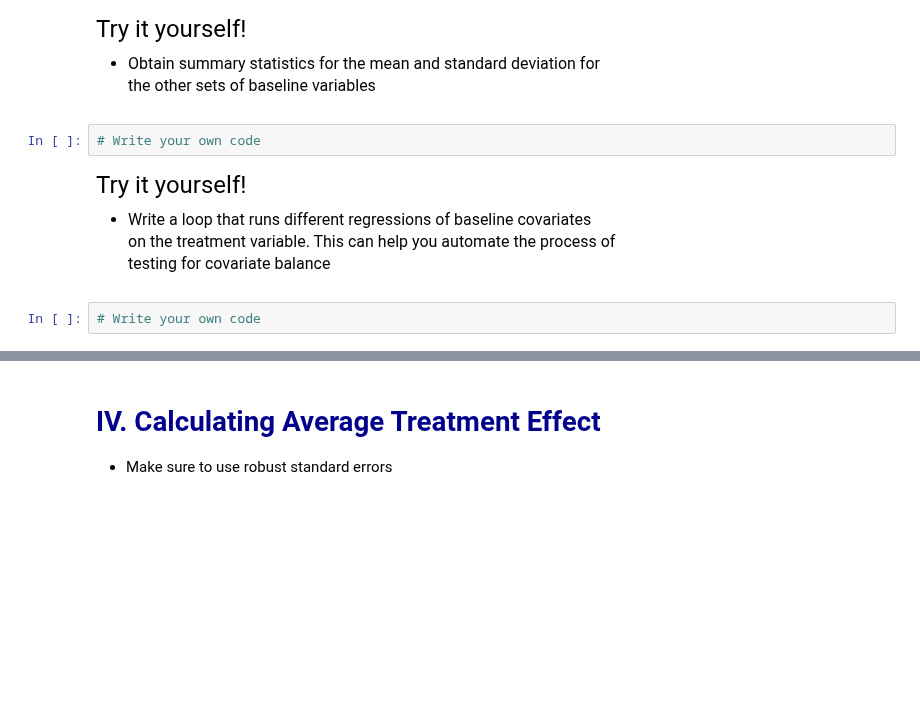
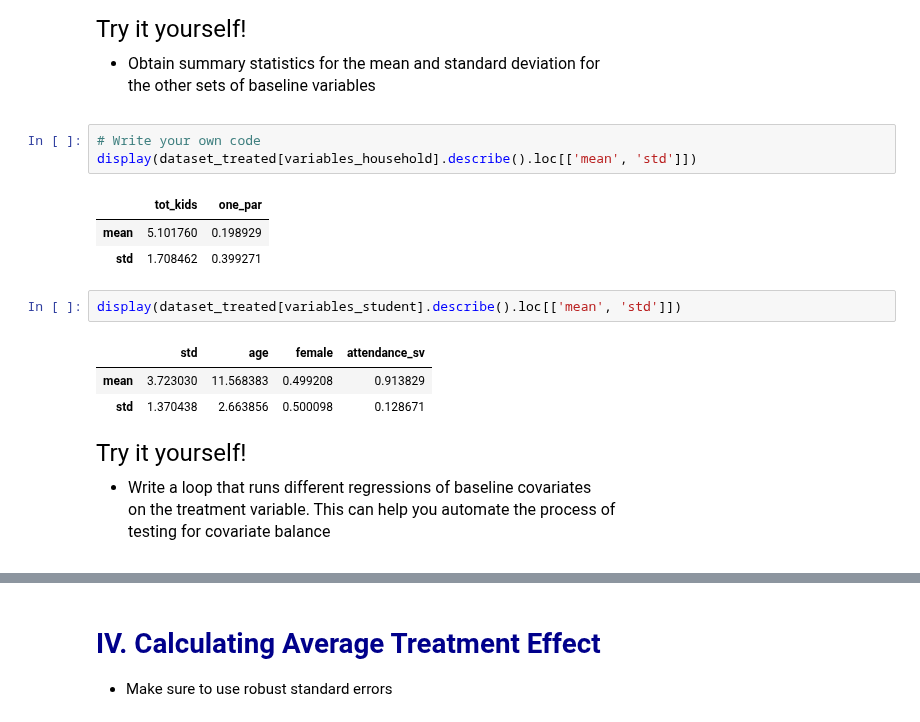
Before and after one commit to basilqueen/datasci530fall2026, a Jupyter notebook: Lecture 10/lecture_10c - Example Analyzing Experimental Data.ipynb, the cells around one changed output, grey strips where cells are left out. Drawn from its saved outputs; the diff is of its cells as text; blank space fills up the shorter version.

```diff
--- a/Lecture 10/lecture_10c - Example Analyzing Experimental Data.ipynb
+++ b/Lecture 10/lecture_10c - Example Analyzing Experimental Data.ipynb
@@ -194,6 +210,17 @@ Try it yourself!
 the other sets of baseline variables
 # %%
 # Write your own code
+display(dataset_treated[variables_household].describe().loc[['mean', 'std']])
+# %% [output]
+|  | tot_kids | one_par |
+| mean | 5.101760 | 0.198929 |
+| std | 1.708462 | 0.399271 |
+# %%
+display(dataset_treated[variables_student].describe().loc[['mean', 'std']])
+# %% [output]
+|  | std | age | female | attendance_sv |
+| mean | 3.723030 | 11.568383 | 0.499208 | 0.913829 |
+| std | 1.370438 | 2.663856 | 0.500098 | 0.128671 |
 # %% [markdown]
 <font size = "5">
 
@@ -204,5 +231,3 @@ Try it yourself!
 - Write a loop that runs different regressions of baseline covariates <br>
 on the treatment variable. This can help you automate the process of <br>
 testing for covariate balance
-# %%
-# Write your own code
```
Also changed, not shown: parts of 9 cells of this notebook, 7 other files.
